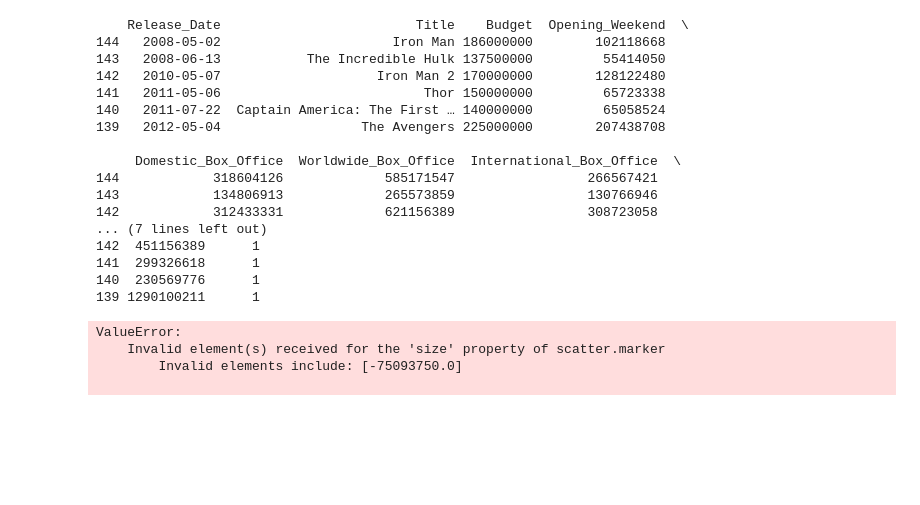
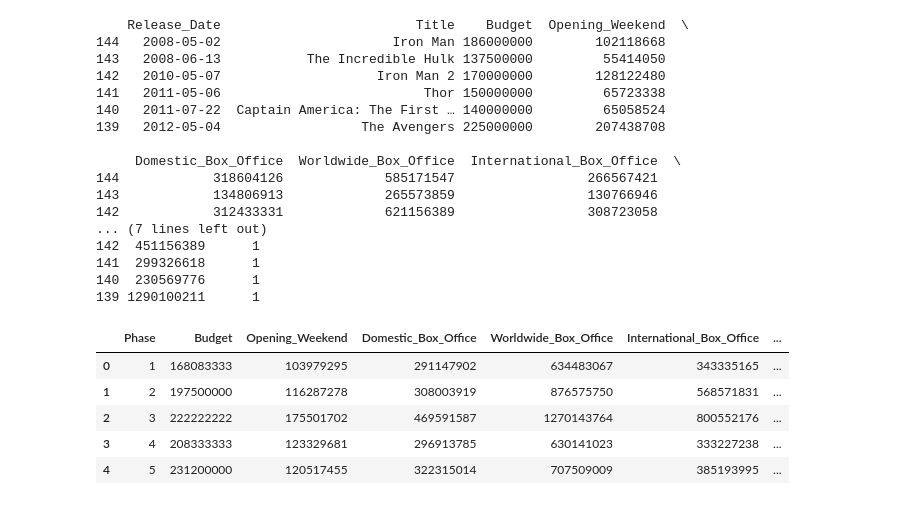
Before and after one commit to Kevin-McConchie/Marvel-Box-Office, a Jupyter notebook: Marvel_Box_Office.ipynb, the cells around one changed output. Drawn from its saved outputs; the diff is of its cells as text; code cells hidden in the pictures; blank space fills up the shorter version.

```diff
--- a/Marvel_Box_Office.ipynb
+++ b/Marvel_Box_Office.ipynb
@@ -300,32 +302,27 @@ fig_p4.update_xaxes(
 
 fig_p4.show()
 # %%
-# Scatter plot DataFrame containing Phase Five movies
-fig_p5 = px.scatter(phase_5, x=list(range(len(phase_5))), y="Worldwide_Box_Office", size='Profit',
-                    trendline="ols", trendline_scope="overall",
-                    color_discrete_sequence=["red", "red"],
-                    title="Phase One Worldwide Box Office by Movie Title")
+# # Scatter plot DataFrame containing Phase Five movies
+# fig_p5 = px.scatter(phase_5, x=list(range(len(phase_5))), y="Worldwide_Box_Office", size='Profit',
+#                     trendline="ols", trendline_scope="overall",
+#                     color_discrete_sequence=["red", "red"],
+#                     title="Phase V Worldwide Box Office by Movie Title")
 
-fig_p5.update_layout(
-    autosize=False,
-    width=800,
-    height=500,
-    margin=dict(),
-)
+# fig_p5.update_layout(
+#     autosize=False,
+#     width=800,
+#     height=500,
+#     margin=dict(),
+# )
 
-fig_p5.update_xaxes(
-    title='Movie Title',
-    tickmode='array',
-    tickvals=list(range(len(phase_5))),
-    ticktext=phase_5['Title'].tolist(),
-)
+# fig_p5.update_xaxes(
+#     title='Movie Title',
+#     tickmode='array',
+#     tickvals=list(range(len(phase_5))),
+#     ticktext=phase_5['Title'].tolist(),
+# )
 
 
-fig_p5.show()
+# fig_p5.show()
 
-# Error due to profit being negative for Marvels
+# # Error due to profit being negative for Marvels
-# %% [output]
-ValueError:
-    Invalid element(s) received for the 'size' property of scatter.marker
-        Invalid elements include: [-75093750.0]
-
@@ -435,11 +468,24 @@ fig.show()
 # %%
 # Group and average phases
 four_phase_avg = movies_df.groupby(['Phase']).mean()
 four_phase_avg =four_phase_avg.reset_index()
-#Remove Spiderman moviesfrom phase 4 and average phases
-no_spider2 = movies_df.drop([22, 26])
-no_spider_avg = no_spider2.groupby(['Phase']).mean()
-no_spider_avg = no_spider_avg.reset_index()
+
+# four_phase_avg
+# Remove Spiderman moviesfrom phase 4 and average phases
+no_spider_df = movies_df[~movies_df['Title'].str.contains("Spider-Man")]
+
+# Group the remaining movies by Phase and calculate the mean for each phase
+no_spider_avg = no_spider_df.groupby('Phase').mean().reset_index()
+
+# Display the new averages
+no_spider_avg
+# %% [output]
+|  | Phase | Budget | Opening_Weekend | Domestic_Box_Office | Worldwide_Box_Office | International_Box_Office | ... |
+| 0 | 1 | 168083333 | 103979295 | 291147902 | 634483067 | 343335165 | ... |
+| 1 | 2 | 197500000 | 116287278 | 308003919 | 876575750 | 568571831 | ... |
+| 2 | 3 | 222222222 | 175501702 | 469591587 | 1270143764 | 800552176 | ... |
+| 3 | 4 | 208333333 | 123329681 | 296913785 | 630141023 | 333227238 | ... |
+| 4 | 5 | 231200000 | 120517455 | 322315014 | 707509009 | 385193995 | ... |
 # %%
 # Show profitabilty of all 4 phases
 fig = px.scatter(four_phase_avg, x='Phase', y="Profit", size = 'Profit',trendline="ols", trendline_scope="overall")
```
Also changed, not shown: parts of 9 cells of this notebook, 2 other files.
